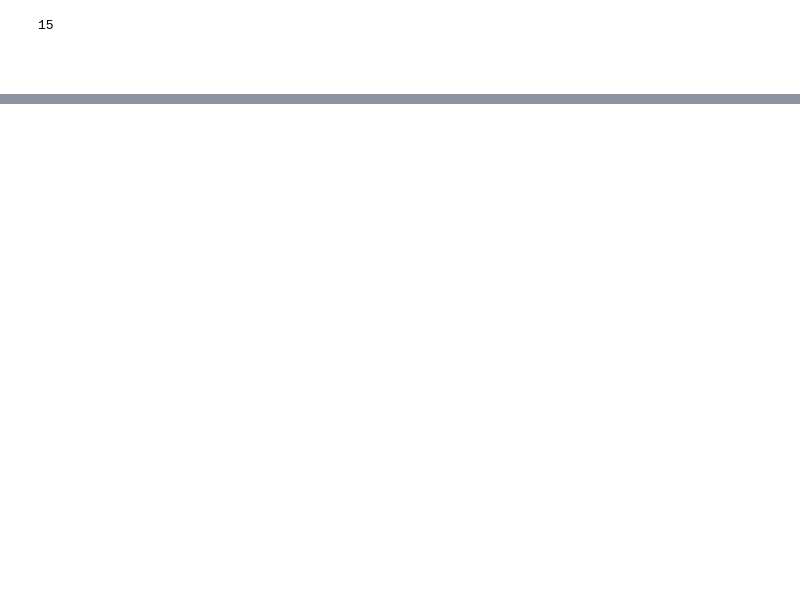
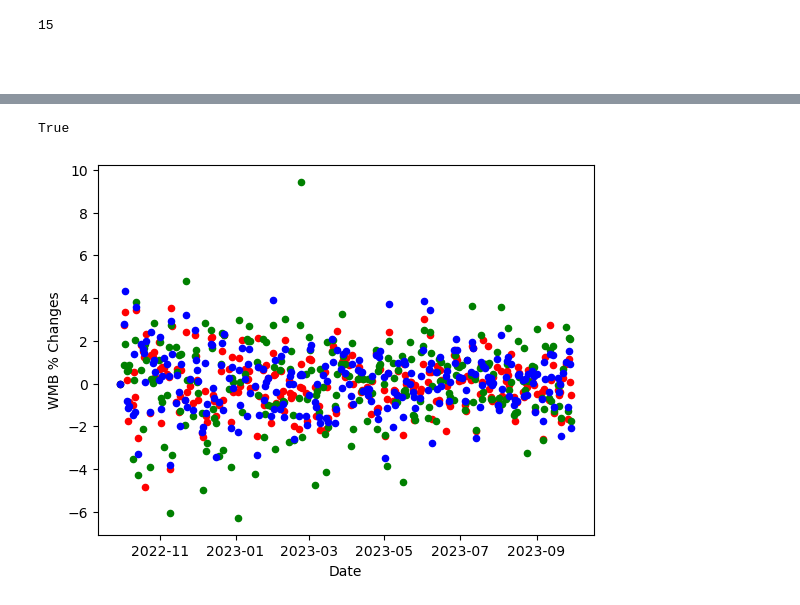
Before and after one commit to Glowary/project_1, a Jupyter notebook: Stock project.ipynb, the cells around one changed output, grey strips where cells are left out. Drawn from its saved outputs; the diff is of its cells as text; code cells hidden in the pictures; blank space fills up the shorter version.

Commit message:
Percent Change Scatter Plot

```diff
--- a/Stock project.ipynb
+++ b/Stock project.ipynb
@@ -135,0 +131,19 @@ plt.plot()
+# %%
+top_stocks = ['KMI', 'LNG', 'WMB']
+for stock in top_stocks:
+    if stock == 'KMI':
+        kmi_column = top_close['KMI']
+        daily_kmi = kmi_column.pct_change()*100
+    elif stock == 'LNG':
+        lng_column = top_close['LNG']
+        daily_lng = lng_column.pct_change()*100
+    elif stock == 'WMB':
+        wmb_column = top_close['WMB']
+        daily_wmb = wmb_column.pct_change()*100
+# %%
+pct_changes_df = pd.DataFrame({'KMI % Changes': daily_kmi,
+                              'LNG % Changes': daily_lng,
+                              'WMB % Changes': daily_wmb})
+pct_changes_df = pct_changes_df.fillna(0)
+pct_changes_df = pct_changes_df.reset_index()
+pct_changes_df
@@ -135,0 +164,10 @@ plt.plot()
+# %%
+
+ax1 = pct_changes_df.plot(kind='scatter', x='Date', y='KMI % Changes', color='r')
+ax2 = pct_changes_df.plot(kind='scatter', x='Date', y='LNG % Changes', color='g', ax=ax1)
+ax3 = pct_changes_df.plot(kind='scatter', x='Date', y='WMB % Changes', color='b', ax=ax1)
+
+print(ax1 == ax2 == ax3)  # True
+# %% [output]
+True
+[figure, added]
```
Also changed, not shown: parts of 5 cells of this notebook.
